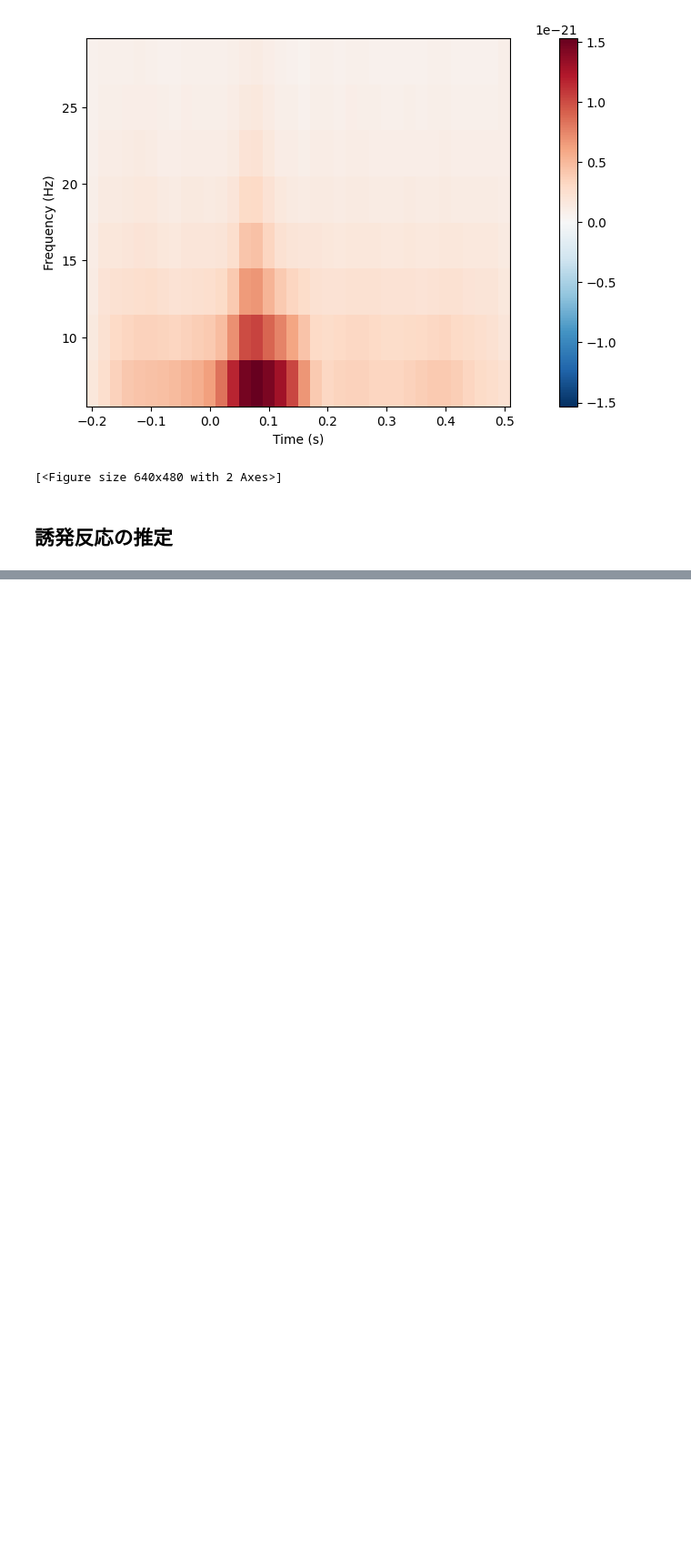
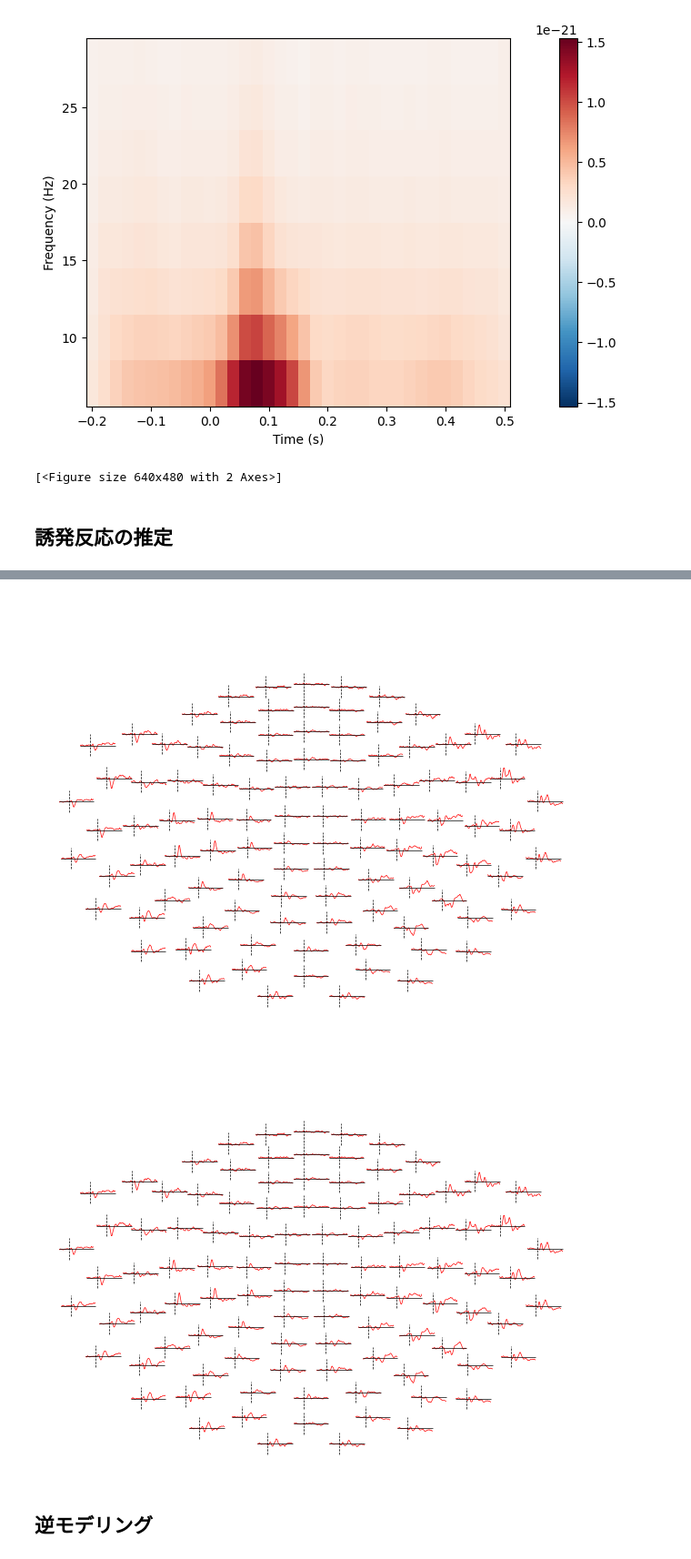
Before and after one commit to H4guk/MNE-Python, a Jupyter notebook: tutorial01_01.ipynb, the cells around one changed output, grey strips where cells are left out. Shown at 91% size. Cells and saved outputs as stored; diff of their text form; code cells hidden in the pictures; blank space fills up the shorter version.

```diff
--- a/tutorial01_01.ipynb
+++ b/tutorial01_01.ipynb
@@ -248,0 +297,10 @@ No baseline correction applied
+# %%
+# プログラム16
+
+evoked_diff = mne.combine_evoked([aud_evoked, vis_evoked], weights=[1, -1])
+evoked_diff.pick(picks="mag").plot_topo(color="r", legend=False)
+# %% [output]
+[figure, added]
+[figure, added]
+# %% [markdown]
+## 逆モデリング
```
Also changed, not shown: parts of 9 cells of this notebook, 3 other files.
